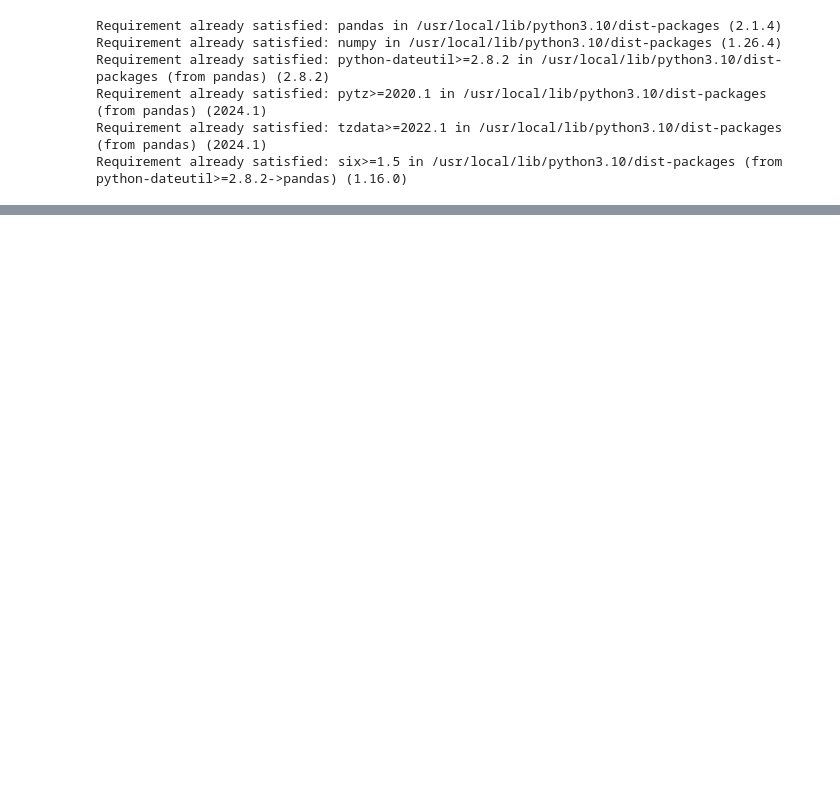
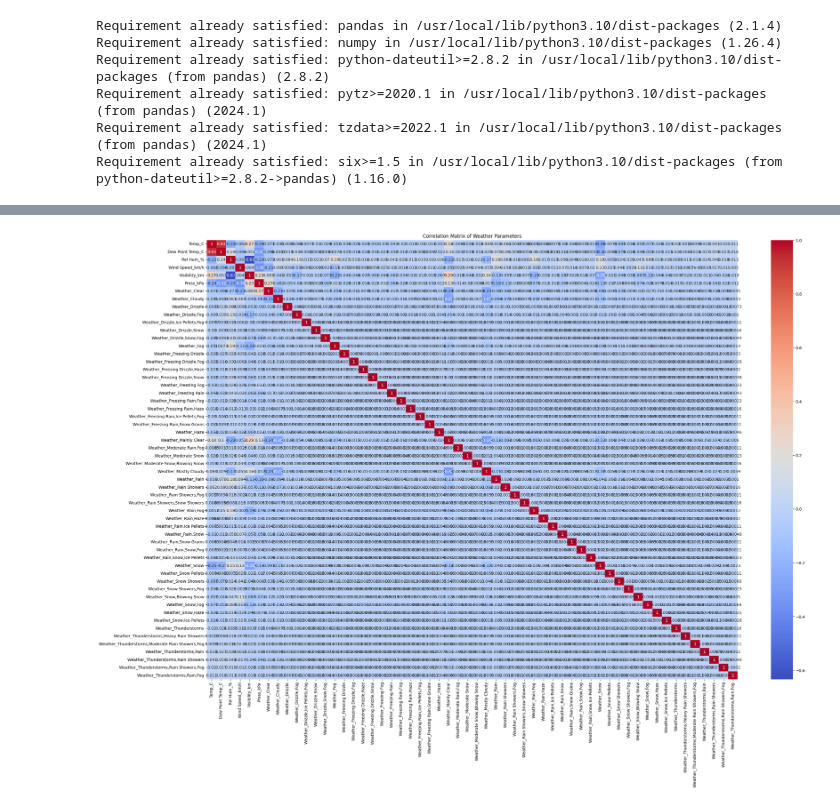
Before and after one commit to kelvinmw1/week2_data_science-assignment, a Jupyter notebook: week_2_project.ipynb, the cells around one changed output, grey strips where cells are left out. Saved outputs shown, nothing was run; the diff lists cells and outputs as text; code cells hidden in the pictures; blank space fills up the shorter version.

```diff
--- a/week_2_project.ipynb
+++ b/week_2_project.ipynb
@@ -99,0 +116,15 @@ Clear                                     6.825716          0.089367
+# %%
+#let us now get into some statistical methods
+#i struggled a lot here, so i ended up using gemini and chat gpt, but i do not think the matrix is insightful enough
+
+# Convert the 'Weather' column to a numerical representation
+df_encoded = pd.get_dummies(df, columns=['Weather'])
+
+# Calculate the correlation matrix on the encoded DataFrame
+correlation_matrix = df_encoded.corr()
+plt.figure(figsize=(30, 20))
+sns.heatmap(correlation_matrix, annot=True, cmap='coolwarm')
+plt.title('Correlation Matrix of Weather Parameters')
+plt.show()
+# %% [output]
+[figure, added]
```
Also changed, not shown: parts of 10 cells of this notebook.
